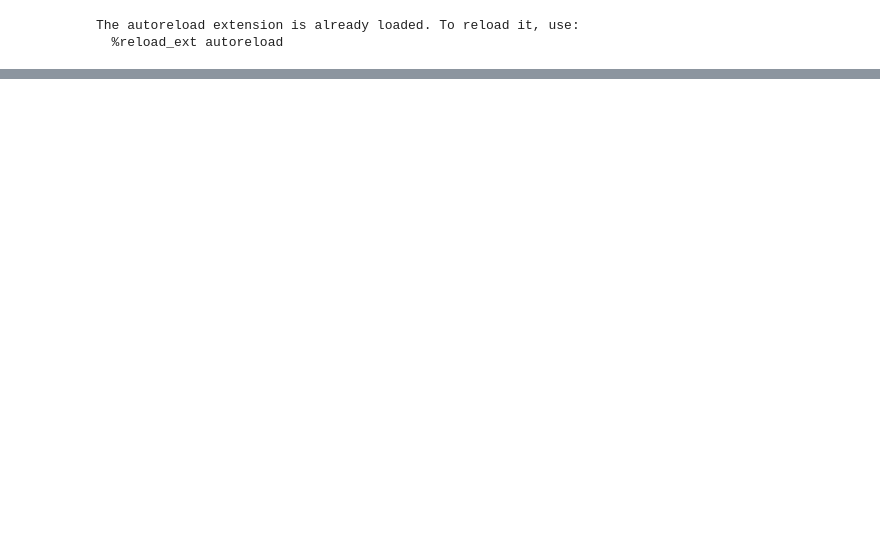
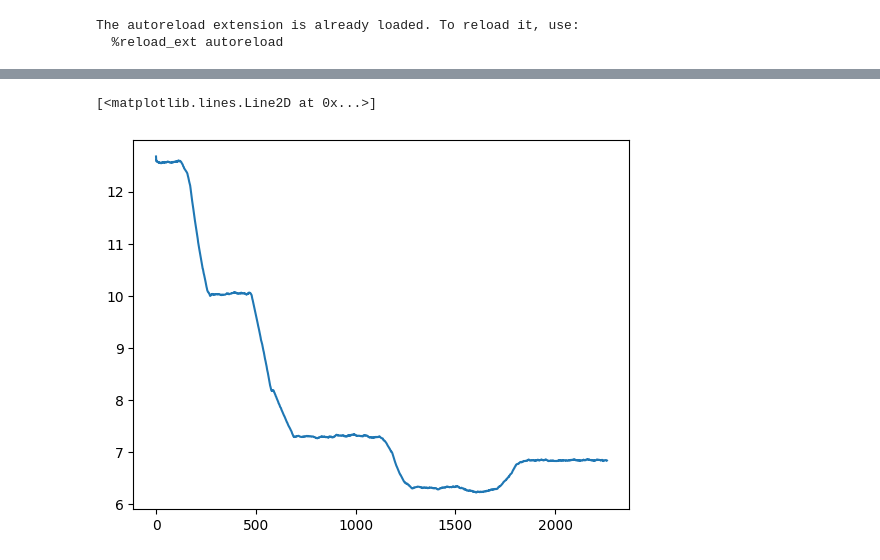
Before and after one commit to JoseMCruzMendez/CodingMLBasics, a Jupyter notebook: NeuralNetworks/TestingConv.ipynb, the cells around one changed output, grey strips where cells are left out. Cells and saved outputs as stored; diff of their text form; code cells hidden in the pictures; blank space fills up the shorter version.

```diff
--- a/NeuralNetworks/TestingConv.ipynb
+++ b/NeuralNetworks/TestingConv.ipynb
@@ -15,9 +18,9 @@ The autoreload extension is already loaded. To reload it, use:
 class LeNet5:
     """Simple helper class so that I can easily create a LeNet5 model. Not fancy or advisable, but it gets the job done."""
     def __init__(self):
-        self.conv1 = ConvLayer(kernel_size=5, in_channels=1, out_channels=6, padding=2, stride=1)
+        self.conv1 = ConvLayer(kernel_size=5, in_channels=1, out_channels=6, padding=2, stride=1, activation=npa.sigmoid)
         self.pool1 = Pool(kernel_size=2, stride=2, type="avg")
-        self.conv2 = ConvLayer(kernel_size=5, in_channels=6, out_channels=16, padding=0, stride=1)
+        self.conv2 = ConvLayer(kernel_size=5, in_channels=6, out_channels=16, padding=0, stride=1, activation=npa.sigmoid)
         self.pool2 = Pool(kernel_size=2, stride=2, type="avg")
         self.nn = NeuralNetwork(input_size=16*5*5, output_size=10, hidden=[120, 84], activation=npa.sigmoid)
 
@@ -26,15 +29,37 @@ class LeNet5:
         p1 = self.pool1(c1)
         c2 = self.conv2(p1)
         p2 = self.pool2(c2)
-        return self.nn(p2.flatten())
+        return self.nn(p2.reshape((-1, 16*5*5)))
+    def get_params(self):
+        return self.conv1.get_params() + self.conv2.get_params() + self.nn.get_params()
 # %%
 train_data, train_labels, test_data, test_labels = get_mnist()
 train_data = train_data.reshape(-1, 1, 28, 28)
 test_data = test_data.reshape(-1, 1, 28, 28)
 # %%
-conv = ConvLayer(kernel_size=5, in_channels=1, out_channels=6, padding=2, stride=1)
-pool = Pool(kernel_size=2, stride=2, type="avg")
-multilayer = conv(train_data[:2])
-pooled = pool(multilayer)
-loss = pooled.sum(0)
-loss.backward()
+model = LeNet5()
+# %%
+num_epochs = 20
+batch_size = 512
+schedule = cosine_annealing_schedule(num_epochs, batch_size, len(train_data), warmup_steps=0.1)
+optim = vopt.Adam(model.get_params(), lr=1e-1, momentum=0.99, beta2=0.9, lr_func=None, reg_type="L2", reg_param=1e-6,)
+# %%
+#Testing if the model actually runs. I'm guessing the for loop makes it really slow?
+#It does seem to run and kind of learn, however it does not seem to be as good as regular NN as it oscillates around local minima (or there is a bug)
+loss_vals = []
+total_steps = 0
+for i in range(num_epochs):
+    for batch in batcher(train_data, train_labels, batch_size):
+        x, y = batch
+        logits = model(x)
+        loss = npa.logloss(logits, y)
+        loss.backward()
+        optim.step()
+        loss_vals.append(loss.v)
+        total_steps += 1
+    print(f"Epoch {i} loss: {loss.v}")
+smooth_param = 1 if total_steps < 100 else 10 if total_steps < 1000 else 100
+loss_vals = np.array(loss_vals)
+smoothed_losses = (loss_vals.cumsum()[smooth_param:] - loss_vals.cumsum()[:-smooth_param])/smooth_param
+plt.plot(smoothed_losses)
+# %% [output]
@@ -40,0 +86,2 @@ loss.backward()
+[<matplotlib.lines.Line2D at 0x...>]
+[figure, added]
```
Also changed, not shown: parts of 6 cells of this notebook, 4 other files.
